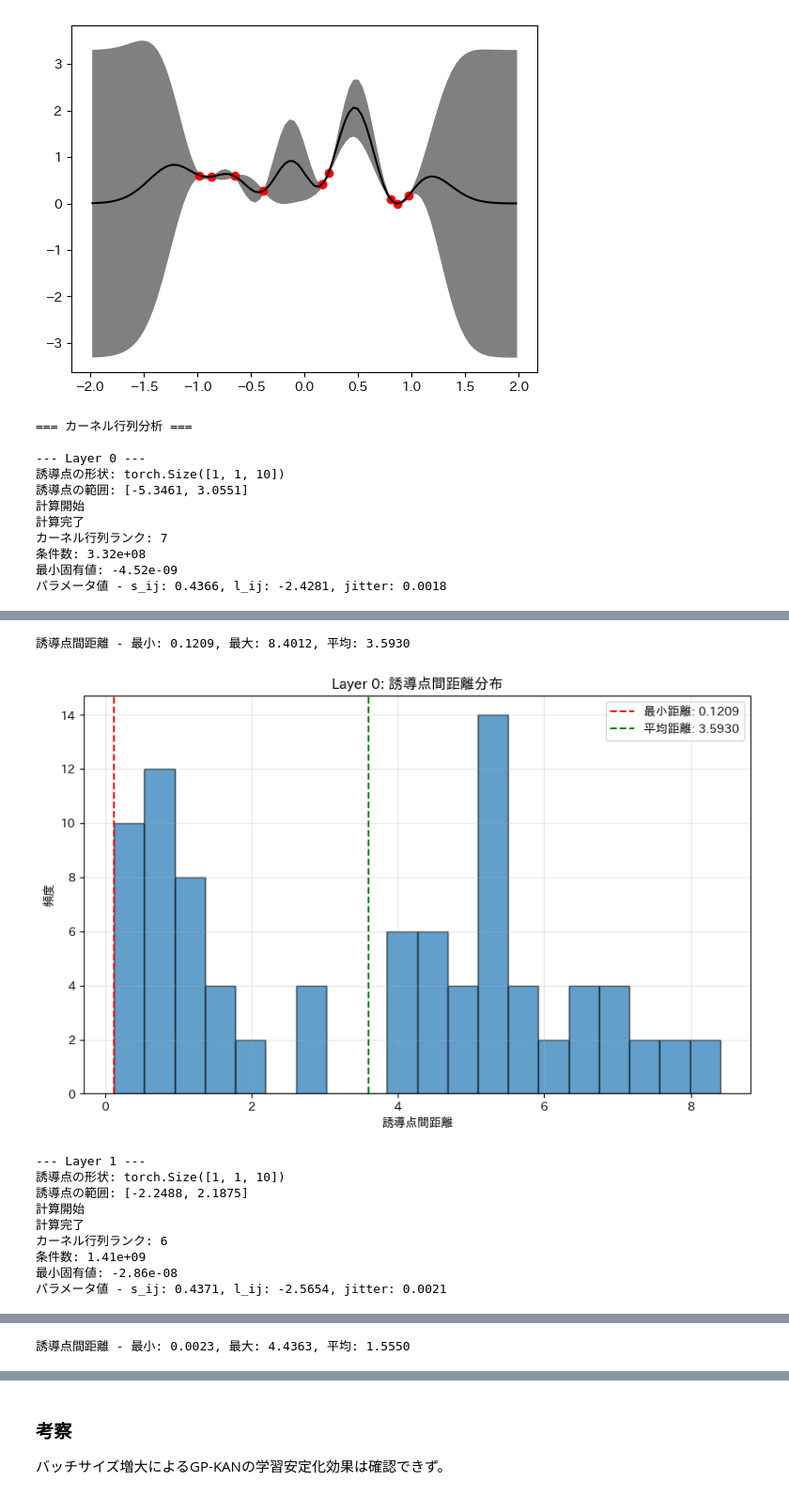
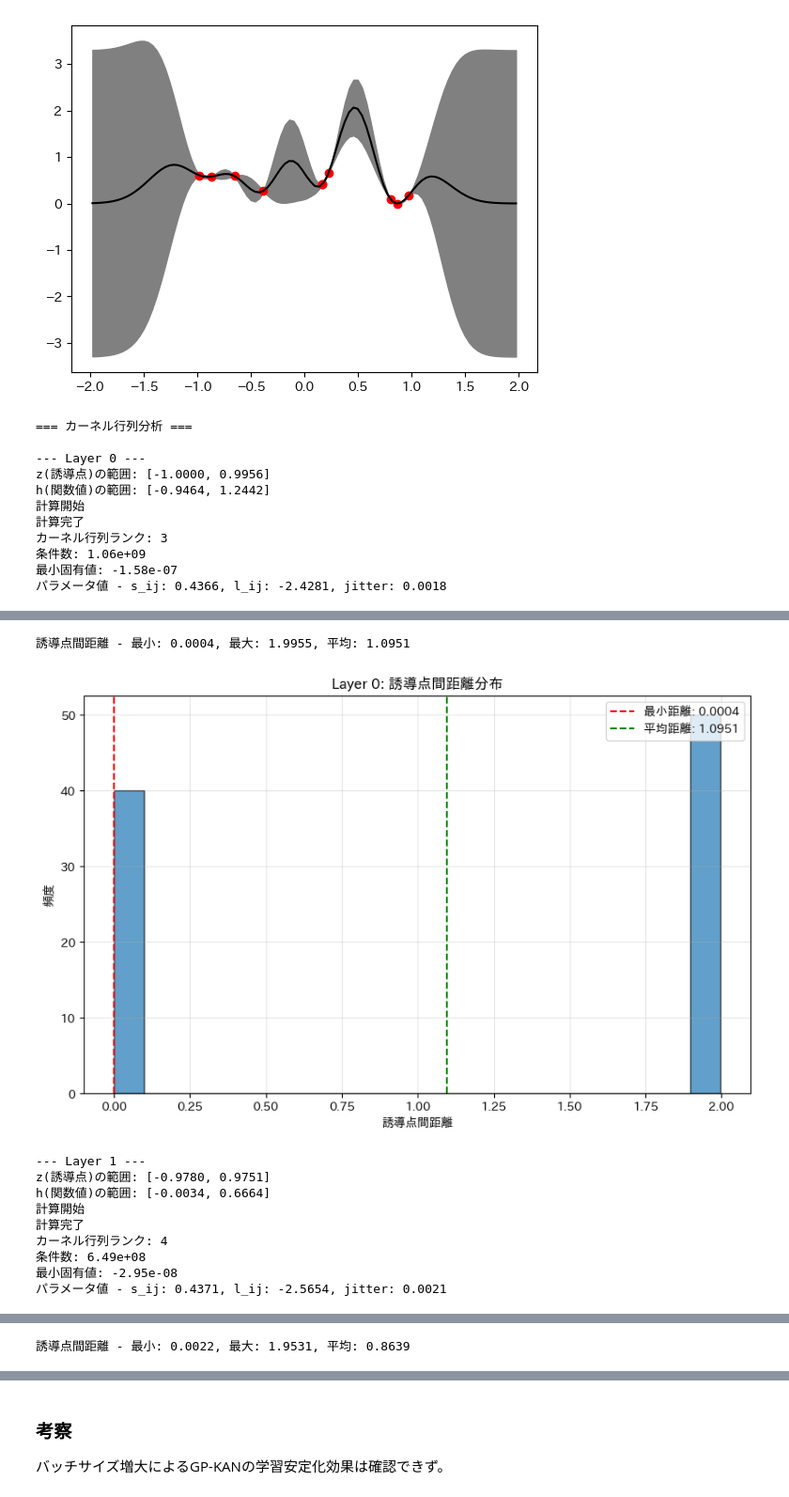
Before and after one commit to dtakehara/gp-kan, a Jupyter notebook: demo/1x_kernel_rank_analysis/11_a1_gpkan_larger_batch.ipynb, the cells around one changed output, grey strips where cells are left out. Shown: that part at 94% size. Cells and saved outputs as stored; diff of their text form; code cells hidden in the pictures.

```diff
--- a/demo/1x_kernel_rank_analysis/11_a1_gpkan_larger_batch.ipynb
+++ b/demo/1x_kernel_rank_analysis/11_a1_gpkan_larger_batch.ipynb
@@ -439,11 +439,14 @@ def analyze_kernel_matrices(model):
         print(f"\n--- Layer {layer_idx} ---")
 
         # 誘導点を取得
-        inducing_points = layer.z.detach()  # Shape: [1, 1, X]
+        z_range = layer.get_z().detach()  # 入力値
+        h_range = layer.h.detach()  # 出力値
         jitter = layer.get_jitter().detach()  # Shape: [1, 1]
-        print(f"誘導点の形状: {inducing_points.shape}")
         print(
-            f"誘導点の範囲: [{inducing_points.min().item():.4f}, {inducing_points.max().item():.4f}]"
+            f"z(誘導点)の範囲: [{z_range.min().item():.4f}, {z_range.max().item():.4f}]"
+        )
+        print(
+            f"h(関数値)の範囲: [{h_range.min().item():.4f}, {h_range.max().item():.4f}]"
         )
 
         # カーネル行列を計算
@@ -456,7 +459,7 @@ def analyze_kernel_matrices(model):
             i, j = 0, 0  # Using 0-based indexing for tensor access
 
             # Get parameters for this specific GP
-            z_ij = inducing_points[i, j, :]  # Shape: [X]
+            z_ij = z_range[i, j, :]  # Shape: [X]
             l_ij = lengthscale[i, j]  # Scalar
             s_ij = variance[i, j]  # Scalar
 
@@ -492,8 +495,8 @@ def analyze_kernel_matrices(model):
 
         # 誘導点の分布
         axes[0, 0].scatter(
-            inducing_points.numpy(),
-            np.zeros_like(inducing_points.numpy()),
+            z_range.numpy(),
+            h_range.numpy(),
             alpha=0.7,
             s=50,
         )
@@ -587,11 +590,11 @@ analyze_kernel_matrices(model)
 === カーネル行列分析 ===
 
 --- Layer 0 ---
-誘導点の形状: torch.Size([1, 1, 10])
-誘導点の範囲: [-5.3461, 3.0551]
+z(誘導点)の範囲: [-1.0000, 0.9956]
+h(関数値)の範囲: [-0.9464, 1.2442]
 計算開始
 計算完了
-カーネル行列ランク: 7
-条件数: 3.32e+08
-最小固有値: -4.52e-09
+カーネル行列ランク: 3
+条件数: 1.06e+09
+最小固有値: -1.58e-07
 パラメータ値 - s_ij: 0.4366, l_ij: -2.4281, jitter: 0.0018
@@ -599,11 +602,11 @@ analyze_kernel_matrices(model)
-誘導点間距離 - 最小: 0.1209, 最大: 8.4012, 平均: 3.5930
+誘導点間距離 - 最小: 0.0004, 最大: 1.9955, 平均: 1.0951
-[figure, old version]
+[figure, new version]
 --- Layer 1 ---
-誘導点の形状: torch.Size([1, 1, 10])
-誘導点の範囲: [-2.2488, 2.1875]
+z(誘導点)の範囲: [-0.9780, 0.9751]
+h(関数値)の範囲: [-0.0034, 0.6664]
 計算開始
 計算完了
-カーネル行列ランク: 6
-条件数: 1.41e+09
-最小固有値: -2.86e-08
+カーネル行列ランク: 4
+条件数: 6.49e+08
+最小固有値: -2.95e-08
 パラメータ値 - s_ij: 0.4371, l_ij: -2.5654, jitter: 0.0021
@@ -611 +614 @@ analyze_kernel_matrices(model)
-誘導点間距離 - 最小: 0.0023, 最大: 4.4363, 平均: 1.5550
+誘導点間距離 - 最小: 0.0022, 最大: 1.9531, 平均: 0.8639
```
Also changed, not shown: parts of 5 cells of this notebook, 2 other files.
